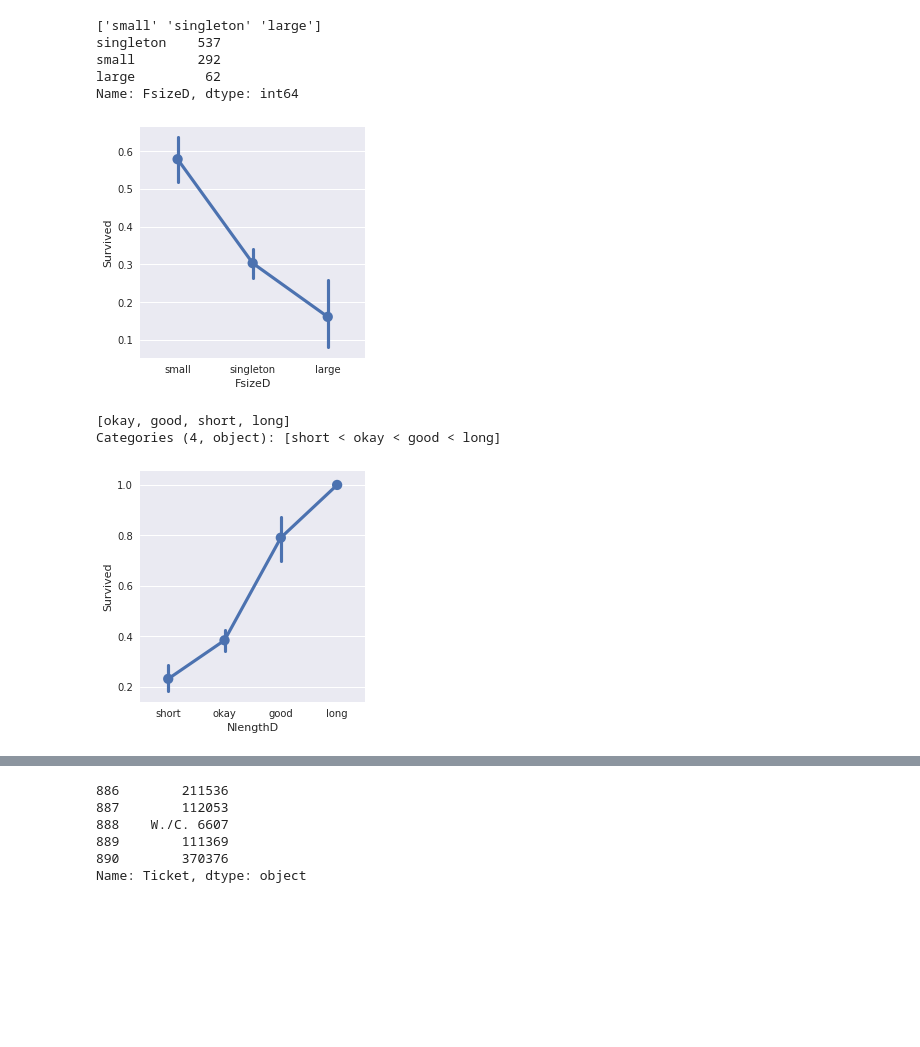
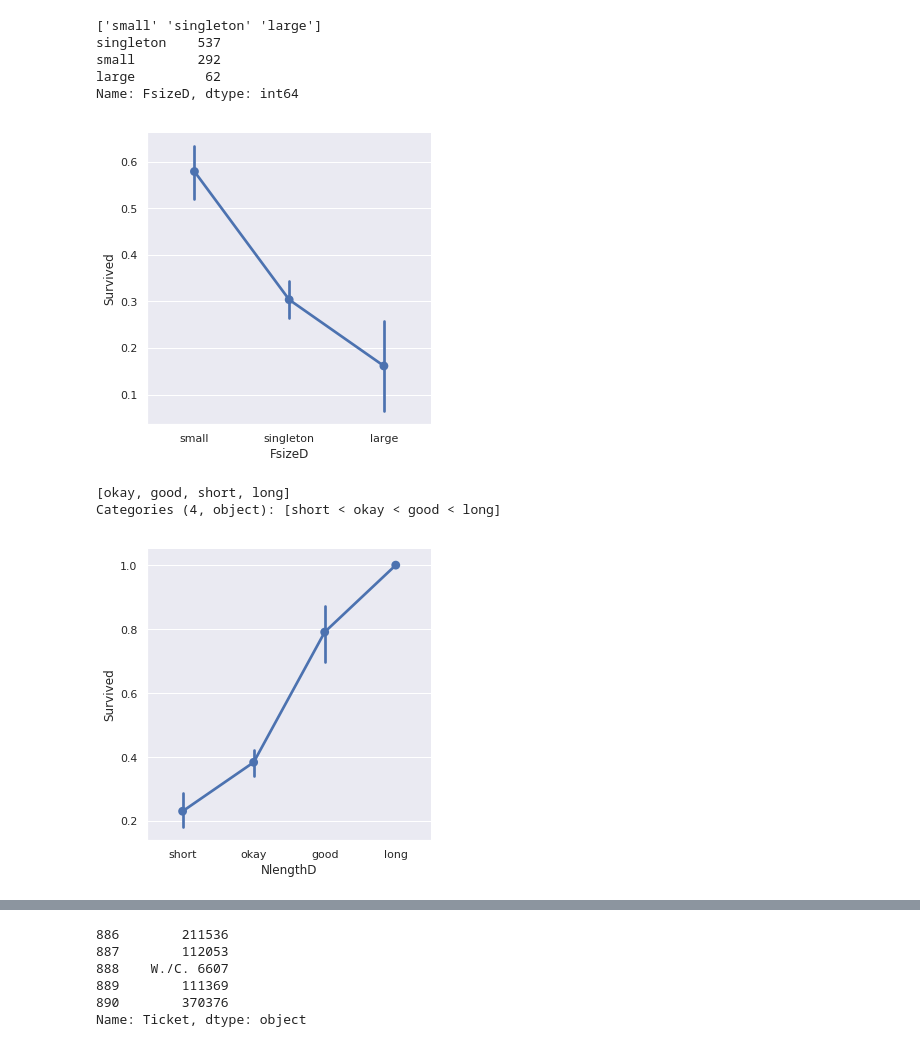
Before and after one commit to enniogit/MLQuantum, a Jupyter notebook: Titanic.ipynb, the cells around one changed output, grey strips where cells are left out. Cells and saved outputs as stored; diff of their text form; code cells hidden in the pictures; blank space fills up the shorter version.

```diff
--- a/Titanic.ipynb
+++ b/Titanic.ipynb
@@ -435,9 +435,9 @@ small        292
 large         62
 Name: FsizeD, dtype: int64
 # %%
-sns.factorplot(x="FsizeD", y="Survived", data=titanic);
+sns.catplot(x="FsizeD", y="Survived", data=titanic, kind='point');
 # %% [output]
-[figure, old version]
+[figure, new version]
 # %%
 #Create feture for length of name
 # The .apply method generates a new series
@@ -452,12 +452,12 @@ titanic['NlengthD'] = pd.cut(titanic['NameLength'], bins, labels=group_names)
 titanic_test['NlengthD'] = pd.cut(titanic_test['NameLength'], bins, labels=group_names)
 
 
-sns.factorplot(x="NlengthD", y="Survived", data=titanic)
+sns.catplot(x="NlengthD", y="Survived", data=titanic, kind='point')
 print(titanic["NlengthD"].unique())
 # %% [output]
 [okay, good, short, long]
 Categories (4, object): [short < okay < good < long]
-[figure, old version]
+[figure, new version]
 # %%
 import re
 
```
Also changed, not shown: parts of 34 cells of this notebook.
